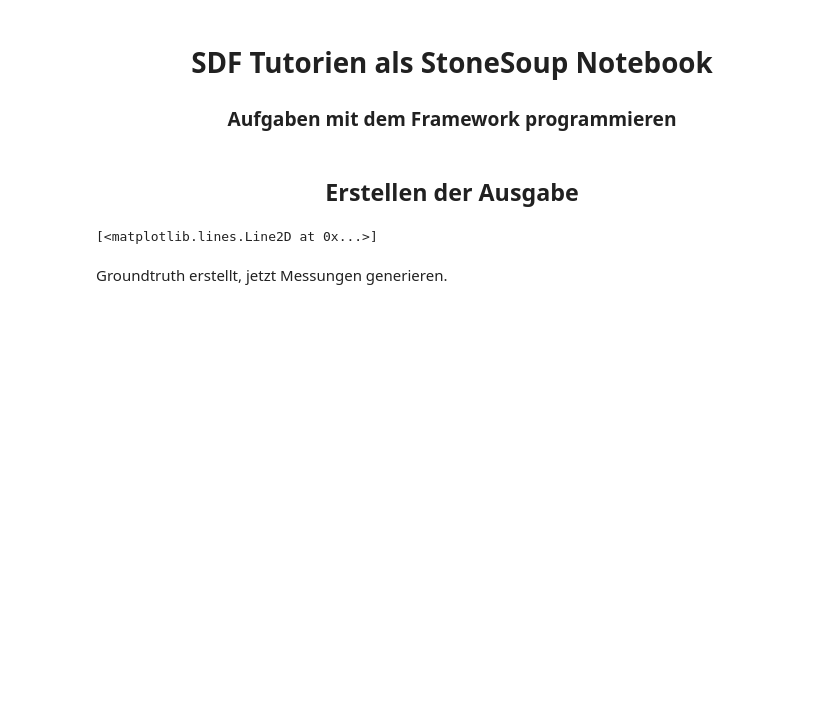
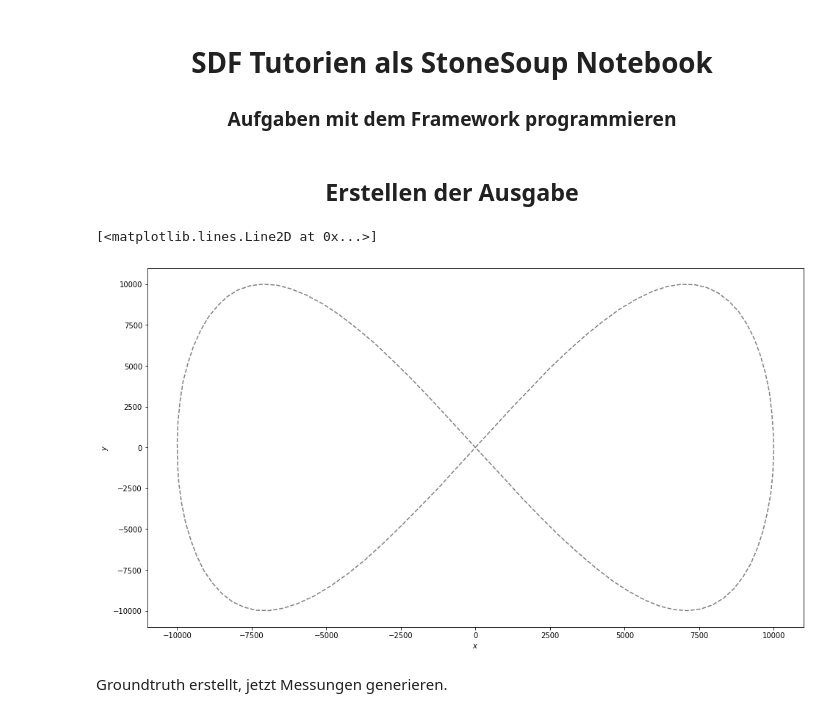
Before and after one commit to mooriicee/stonesoupFKIE, a Jupyter notebook: tests.ipynb, the cells around one changed output. Cells and saved outputs as stored; diff of their text form; code cells hidden in the pictures; blank space fills up the shorter version.

```diff
--- a/tests.ipynb
+++ b/tests.ipynb
@@ -18,30 +18,31 @@ A = (velocity**2) / acceleration
 # %%
 # Figure to plot truth (and future data)
 from matplotlib import pyplot as plt
-figure = plt.figure(figsize=(10, 6))
+figure = plt.figure(figsize=(16, 9))
 ax = figure.add_subplot(1, 1, 1)
 ax.set_xlabel("$x$")
 ax.set_ylabel("$y$")
 
 from stonesoup.types.groundtruth import GroundTruthPath, GroundTruthState
 
 truth = GroundTruthPath()
 start_time = datetime.now()
 
-test = np.linspace(0, (2 * np.pi )/ omega, 100, endpoint = True)
+data = np.linspace(0, (2 * np.pi )/ omega, 100, endpoint = True)
 
-for t in test:
+for t in data:
     x = A * np.sin(omega * t)
     y = A * np.sin(2 * omega * t)
     covariance = np.array([[20.05, 0],[0, 20.05]])
     xy = np.random.multivariate_normal(np.array([x,y]), covariance)
     truth.append(GroundTruthState(np.array([[xy[0]], [xy[1]]]), timestamp=start_time+timedelta(seconds=t)))
 
 ax.plot([state.state_vector[0, 0] for state in truth],
         [state.state_vector[1, 0] for state in truth],
         linestyle="--", color="grey")
 # %% [output]
 [<matplotlib.lines.Line2D at 0x...>]
+[figure, added]
 # %% [markdown]
 Groundtruth erstellt, jetzt Messungen generieren.
 # %%
```
Also changed, not shown: parts of 8 cells of this notebook.
